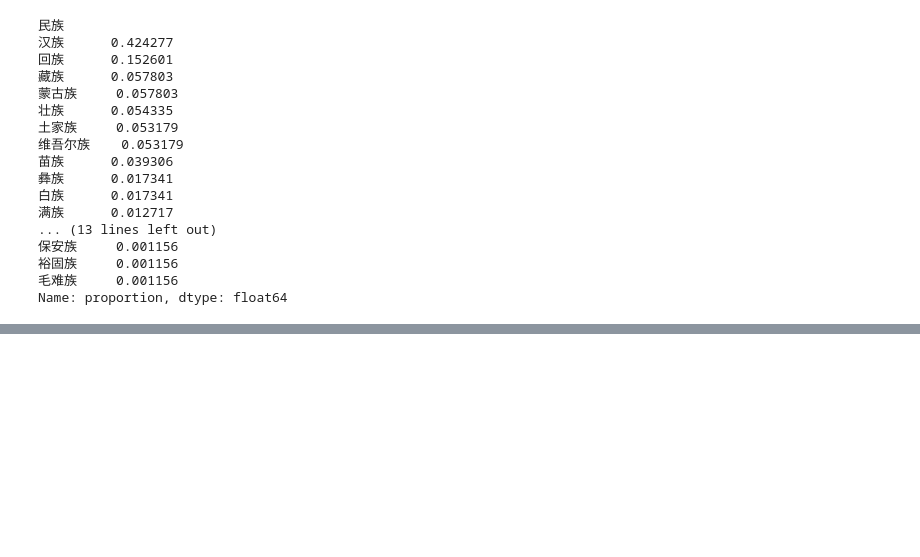
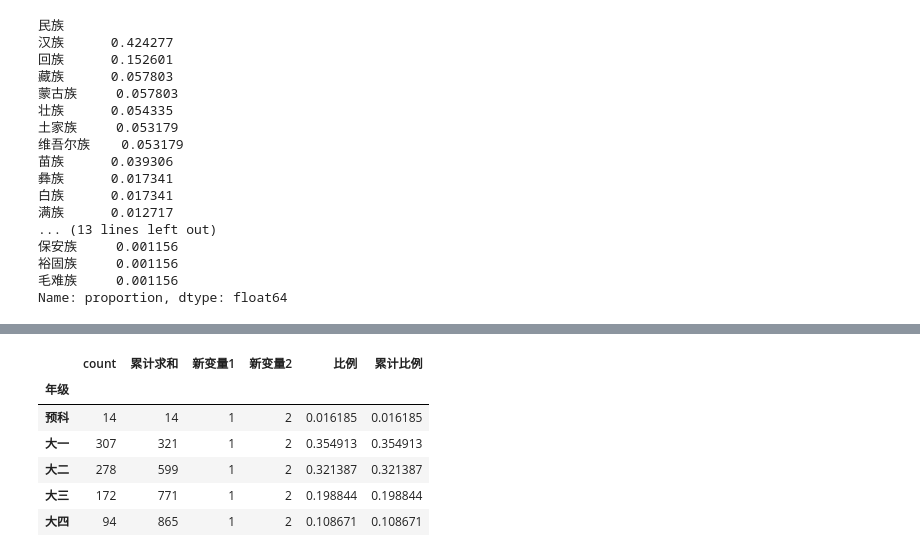
Before and after one commit to Xuyanli-Hub/xuyanli, a Jupyter notebook: output/description.ipynb, the cells around one changed output, grey strips where cells are left out. Saved outputs shown, nothing was run; the diff lists cells and outputs as text; code cells hidden in the pictures; blank space fills up the shorter version.

```diff
--- a/output/description.ipynb
+++ b/output/description.ipynb
@@ -40,0 +76,10 @@ plt.show()
+# %%
+df_result
+# %% [output]
+|  | count | 累计求和 | 新变量1 | 新变量2 | 比例 | 累计比例 |
+| 年级 |  |  |  |  |  |  |
+| 预科 | 14 | 14 | 1 | 2 | 0.016185 | 0.016185 |
+| 大一 | 307 | 321 | 1 | 2 | 0.354913 | 0.354913 |
+| 大二 | 278 | 599 | 1 | 2 | 0.321387 | 0.321387 |
+| 大三 | 172 | 771 | 1 | 2 | 0.198844 | 0.198844 |
+| 大四 | 94 | 865 | 1 | 2 | 0.108671 | 0.108671 |
```
Also changed, not shown: parts of 11 cells of this notebook, 2 other files.
